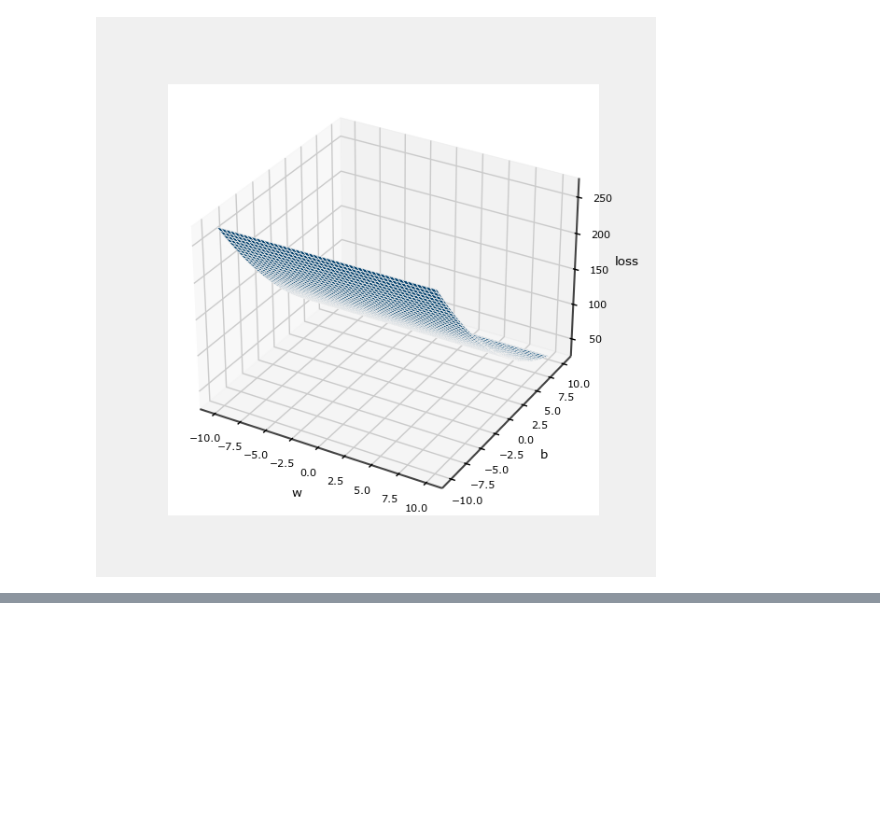
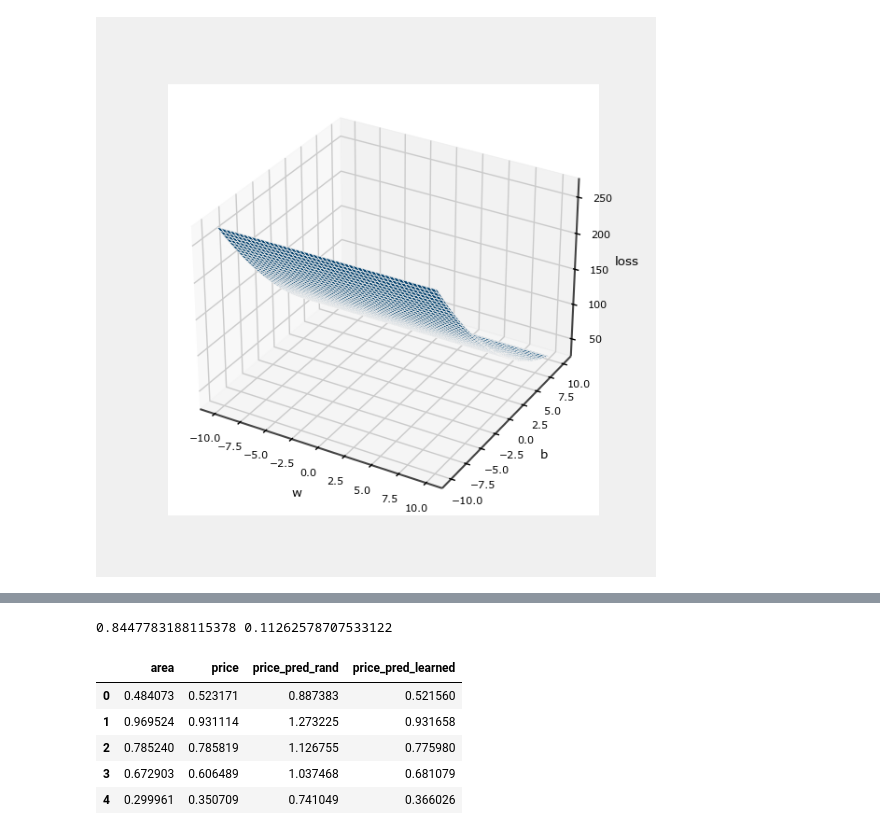
Before and after one commit to Irtisam99/Machine_Learning, a Jupyter notebook: gradient-descent-how-machine-learns.ipynb, the cells around one changed output, grey strips where cells are left out. Cells and saved outputs as stored; diff of their text form; code cells hidden in the pictures; blank space fills up the shorter version.

```diff
--- a/gradient-descent-how-machine-learns.ipynb
+++ b/gradient-descent-how-machine-learns.ipynb
@@ -284,0 +309,6 @@ plt.show()
+# %%
+"""
+calculate gradient
+"""
+dw,db=compute_gradient(X,y_true,w,b)
+print(dw,db)
@@ -284,0 +358,14 @@ plt.show()
+# %%
+print(w,b)
+# %% [output]
+0.8447783188115378 0.11262578707533122
+# %%
+housing_dataset['price_pred_learned']=get_house_price(housing_dataset['area'],w,b)
+housing_dataset.head()
+# %% [output]
+|  | area | price | price_pred_rand | price_pred_learned |
+| 0 | 0.484073 | 0.523171 | 0.887383 | 0.521560 |
+| 1 | 0.969524 | 0.931114 | 1.273225 | 0.931658 |
+| 2 | 0.785240 | 0.785819 | 1.126755 | 0.775980 |
+| 3 | 0.672903 | 0.606489 | 1.037468 | 0.681079 |
+| 4 | 0.299961 | 0.350709 | 0.741049 | 0.366026 |
```
Also changed, not shown: parts of 10 cells of this notebook.
